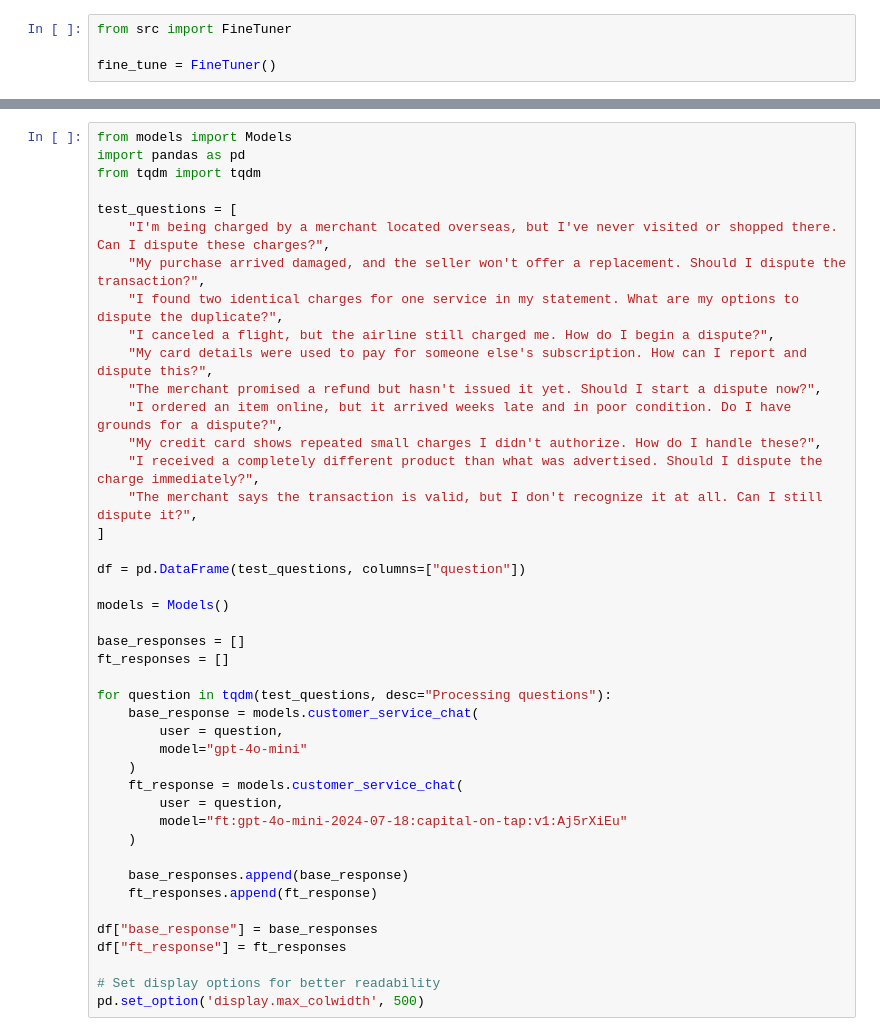
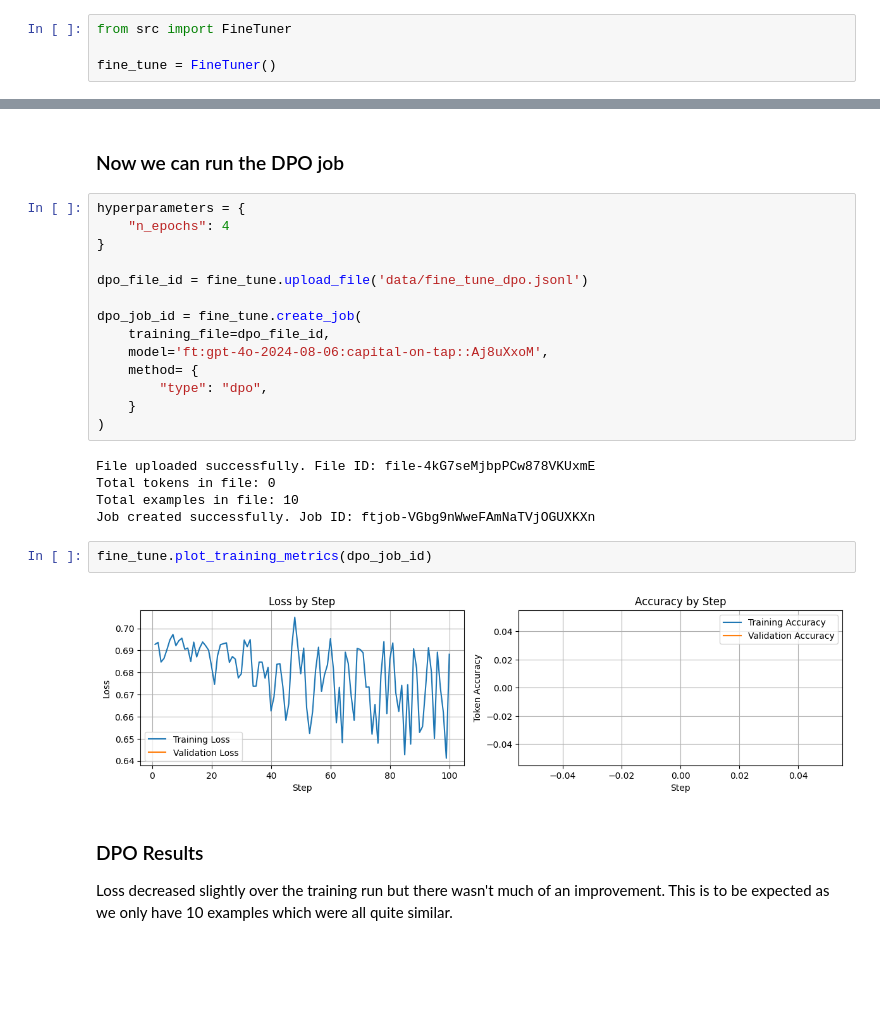
Before and after one commit to dannybellion/Fine-Tune-4o, a Jupyter notebook: notebook.ipynb, the cells around one changed output, grey strips where cells are left out. Drawn from its saved outputs; the diff is of its cells as text; blank space fills up the shorter version.

```diff
--- a/notebook.ipynb
+++ b/notebook.ipynb
@@ -48,43 +278,29 @@ fine_tune.plot_training_metrics(job_id)
-# %%
-from models import Models
-import pandas as pd
-from tqdm import tqdm
-
-test_questions = [
-    "I'm being charged by a merchant located overseas, but I've never visited or shopped there. Can I dispute these charges?",
-    "My purchase arrived damaged, and the seller won't offer a replacement. Should I dispute the transaction?",
-    "I found two identical charges for one service in my statement. What are my options to dispute the duplicate?",
-    "I canceled a flight, but the airline still charged me. How do I begin a dispute?",
-    "My card details were used to pay for someone else's subscription. How can I report and dispute this?",
-    "The merchant promised a refund but hasn't issued it yet. Should I start a dispute now?",
-    "I ordered an item online, but it arrived weeks late and in poor condition. Do I have grounds for a dispute?",
-    "My credit card shows repeated small charges I didn't authorize. How do I handle these?",
-    "I received a completely different product than what was advertised. Should I dispute the charge immediately?",
-    "The merchant says the transaction is valid, but I don't recognize it at all. Can I still dispute it?",
-]
-
-df = pd.DataFrame(test_questions, columns=["question"])
-
-models = Models()
-
-base_responses = []
-ft_responses = []
-
-for question in tqdm(test_questions, desc="Processing questions"):
-    base_response = models.customer_service_chat(
-        user = question,
-        model="gpt-4o-mini"
-    )
-    ft_response = models.customer_service_chat(
-        user = question,
-        model="ft:gpt-4o-mini-2024-07-18:capital-on-tap:v1:Aj5rXiEu"
-    )
-
-    base_responses.append(base_response)
-    ft_responses.append(ft_response)
-
-df["base_response"] = base_responses
-df["ft_response"] = ft_responses
-
-# Set display options for better readability
-pd.set_option('display.max_colwidth', 500)
+# %% [markdown]
+### Now we can run the DPO job
+# %%
+hyperparameters = {
+    "n_epochs": 4
+}
+
+dpo_file_id = fine_tune.upload_file('data/fine_tune_dpo.jsonl')
+
+dpo_job_id = fine_tune.create_job(
+    training_file=dpo_file_id,
+    model='ft:gpt-4o-2024-08-06:capital-on-tap::Aj8uXxoM',
+    method= {
+        "type": "dpo",
+    }
+)
+# %% [output]
+File uploaded successfully. File ID: file-4kG7seMjbpPCw878VKUxmE
+Total tokens in file: 0
+Total examples in file: 10
+Job created successfully. Job ID: ftjob-VGbg9nWweFAmNaTVjOGUXKXn
+# %%
+fine_tune.plot_training_metrics(dpo_job_id)
+# %% [output]
+[figure, added]
+# %% [markdown]
+### DPO Results
+
+Loss decreased slightly over the training run but there wasn't much of an improvement. This is to be expected as we only have 10 examples which were all quite similar.
```
Also changed, not shown: parts of 19 cells of this notebook, 3 other files.
